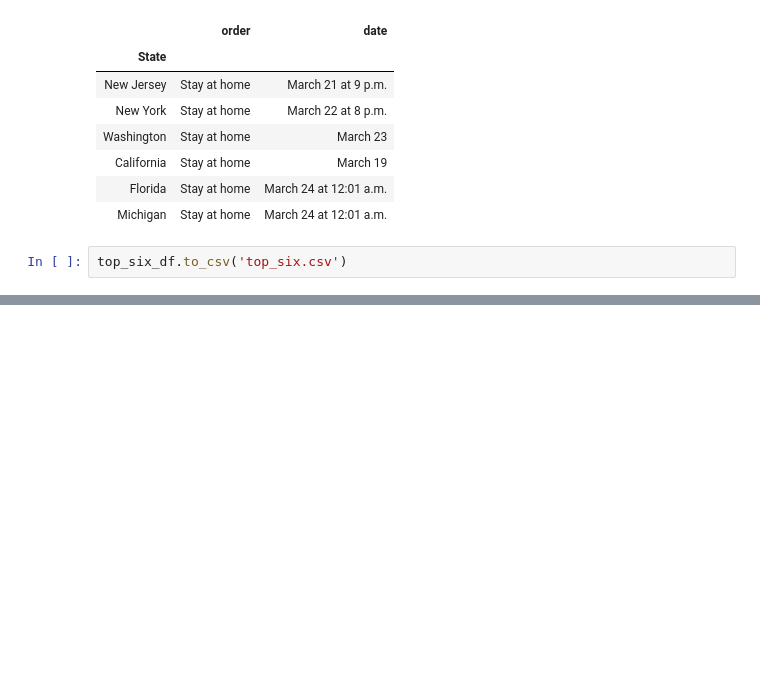
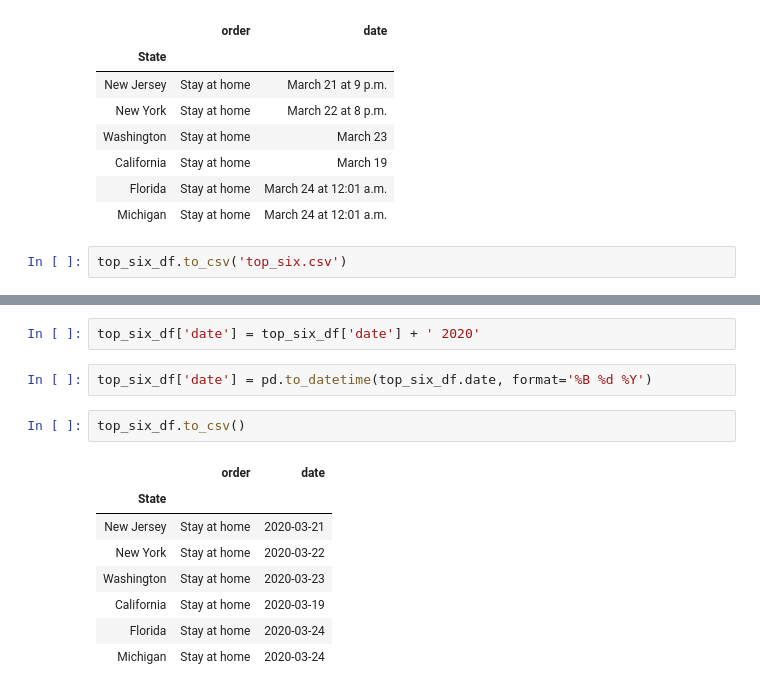
Before and after one commit to positivelyalli/COVID19_ETL_Project, a Jupyter notebook: state_measures.ipynb, the cells around one changed output, grey strips where cells are left out. Cells and saved outputs as stored; diff of their text form; blank space fills up the shorter version.

```diff
--- a/state_measures.ipynb
+++ b/state_measures.ipynb
@@ -196,0 +229,15 @@ top_six_df2 = top_six_df.to_datetime()
+# %%
+top_six_df['date'] = top_six_df['date'] + ' 2020'
+# %%
+top_six_df['date'] = pd.to_datetime(top_six_df.date, format='%B %d %Y')
+# %%
+top_six_df.to_csv()
+# %% [output]
+|  | order | date |
+| State |  |  |
+| New Jersey | Stay at home | 2020-03-21 |
+| New York | Stay at home | 2020-03-22 |
+| Washington | Stay at home | 2020-03-23 |
+| California | Stay at home | 2020-03-19 |
+| Florida | Stay at home | 2020-03-24 |
+| Michigan | Stay at home | 2020-03-24 |
```
Also changed, not shown: parts of 9 cells of this notebook, 1 other file.
